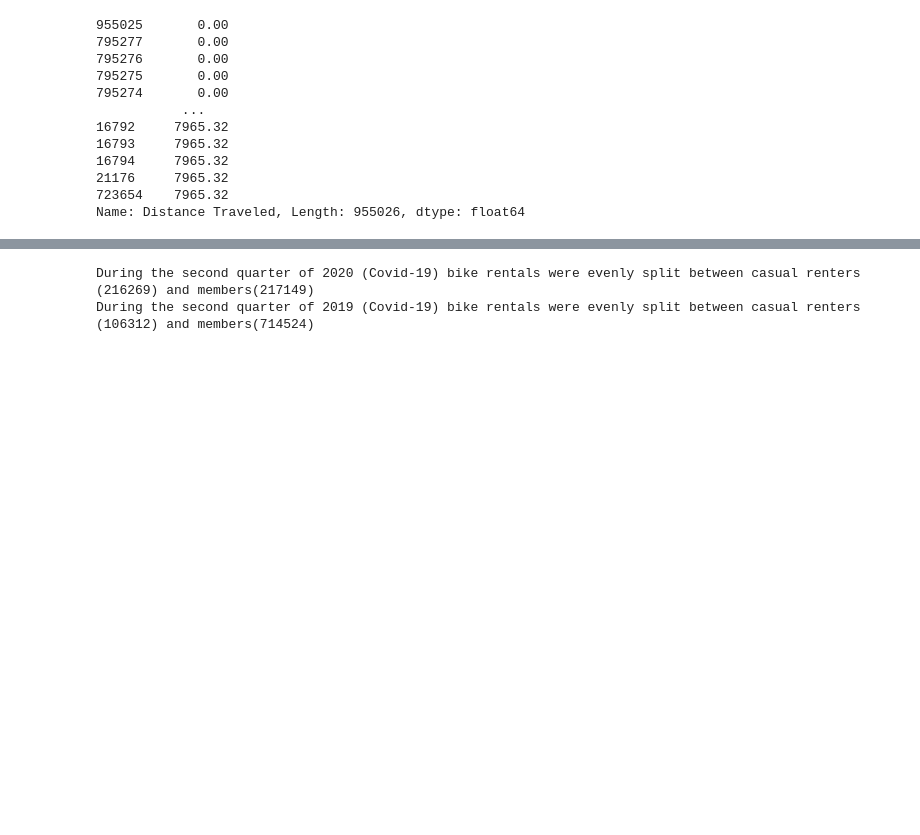
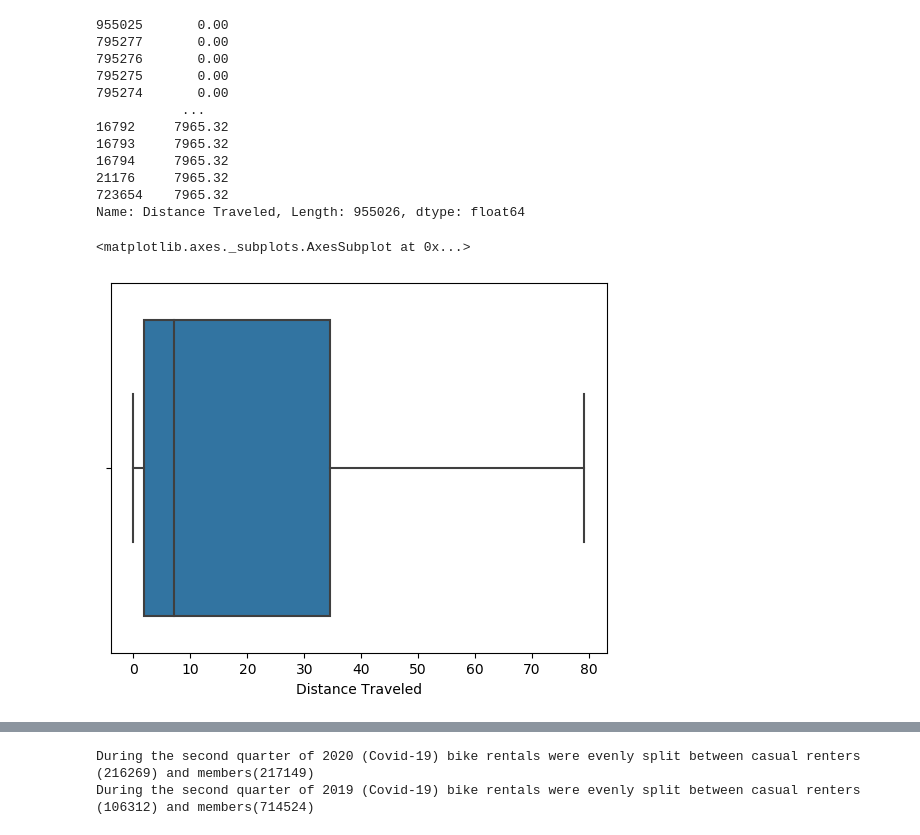
Before and after one commit to gportes24/German-s-Group-Project, a Jupyter notebook: Resources/Project_EDA.ipynb, the cells around one changed output, grey strips where cells are left out. Cells and saved outputs as stored; diff of their text form; code cells hidden in the pictures; blank space fills up the shorter version.

```diff
--- a/Resources/Project_EDA.ipynb
+++ b/Resources/Project_EDA.ipynb
@@ -388,3 +412,8 @@ Bike_2020_clean= Bike_2020_clean[~((Bike_2020_clean['Distance Traveled'] < (q1 -
 
 
 ####
+# %%
+sns.boxplot(x=Bike_2019_clean['Distance Traveled'])
+# %% [output]
+<matplotlib.axes._subplots.AxesSubplot at 0x...>
+[figure, added]
```
Also changed, not shown: parts of 29 cells of this notebook, 3 other files.
